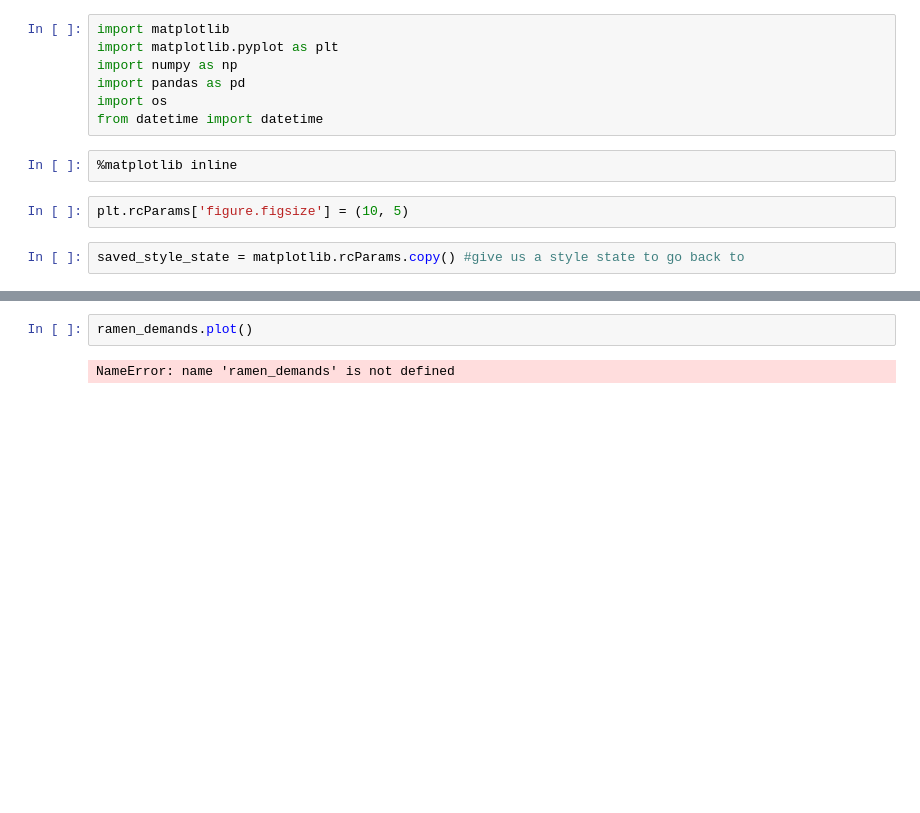
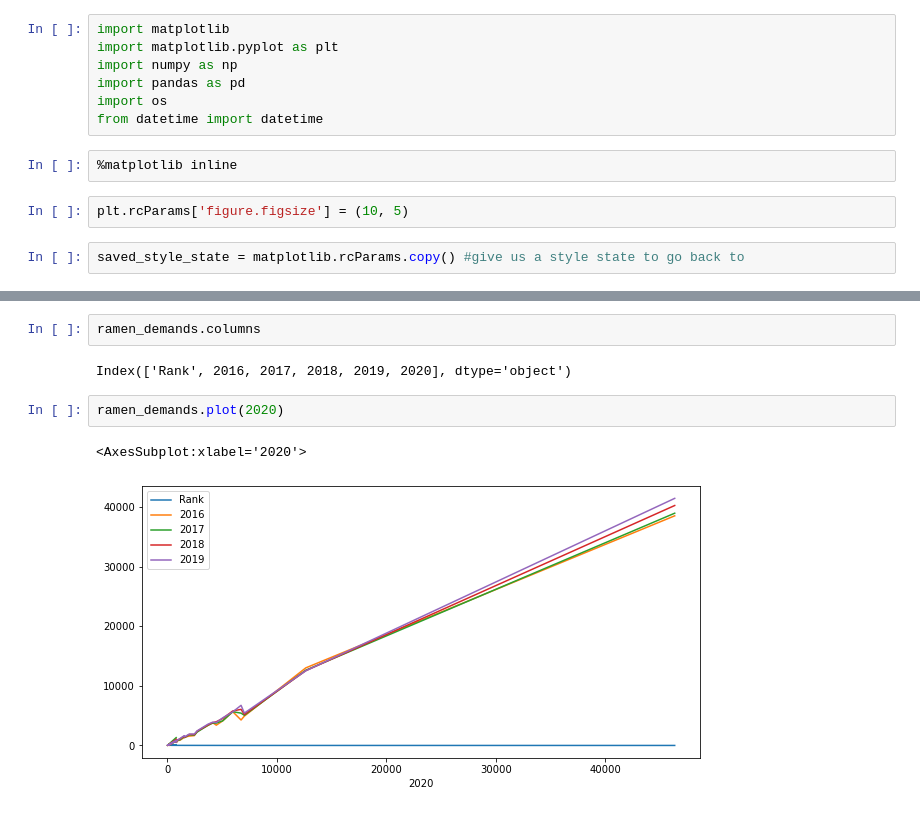
Before and after one commit to Orchhna/data_project, a Jupyter notebook: popular_ramendata.ipynb, the cells around one changed output, grey strips where cells are left out. Drawn from its saved outputs; the diff is of its cells as text; blank space fills up the shorter version.

```diff
--- a/popular_ramendata.ipynb
+++ b/popular_ramendata.ipynb
@@ -39,4 +70,9 @@ ramen_demands.sample(56)
+# %%
+ramen_demands.columns
+# %% [output]
+Index(['Rank', 2016, 2017, 2018, 2019, 2020], dtype='object')
 # %%
-ramen_demands.plot()
+ramen_demands.plot(2020)
 # %% [output]
-NameError: name 'ramen_demands' is not defined
+<AxesSubplot:xlabel='2020'>
+[figure, added]
```
Also changed, not shown: parts of 3 cells of this notebook, 1 other file.
